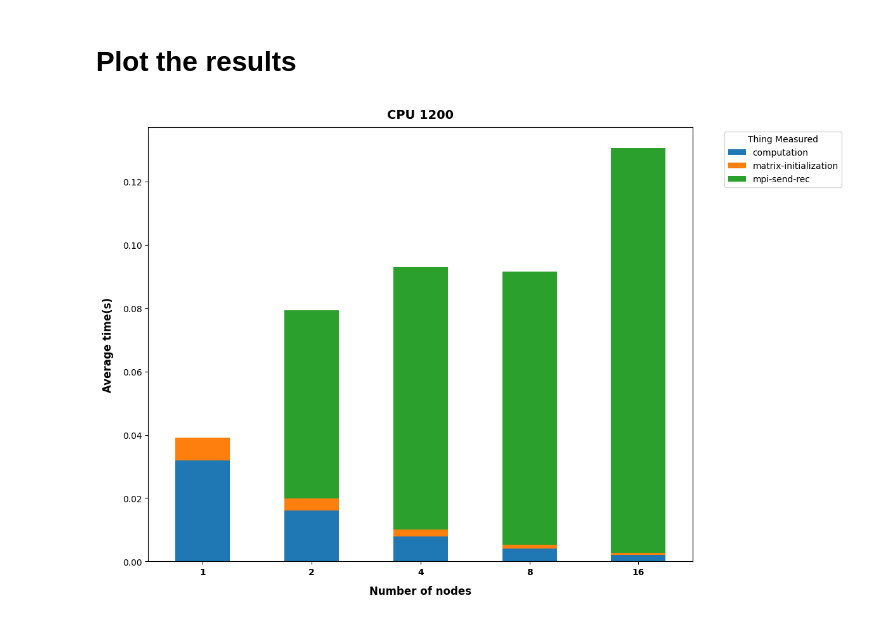
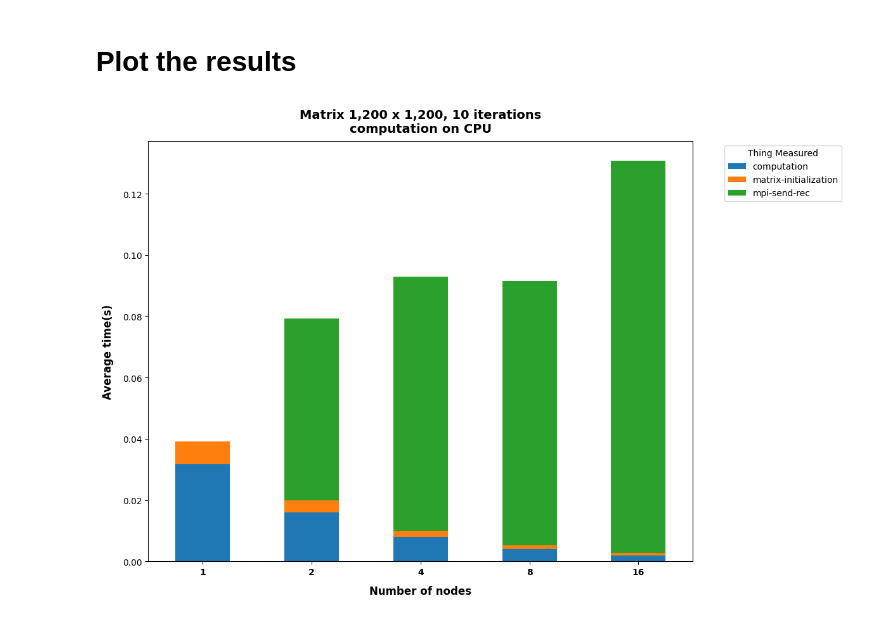
Before and after one commit to IsacPasianotto/Parallel-Programming-HPC, a Jupyter notebook: jacobi/plots/plot-maker.ipynb, the cells around one changed output. Saved outputs shown, nothing was run; the diff lists cells and outputs as text; code cells hidden in the pictures.

```diff
--- a/jacobi/plots/plot-maker.ipynb
+++ b/jacobi/plots/plot-maker.ipynb
@@ -115,23 +115,23 @@ gpu_12k
 # %%
 def plot_single_stack(data, title, ylim=None):
     extracted = data[["size", "what", "average_time"]]
     extracted.reset_index(drop=True, inplace=True)
     # pivot the table to perform the stacked bar plot
     pivot_df = extracted.pivot(index='size', columns='what', values='average_time')
     # plotting
     ax = pivot_df.plot(kind='bar', stacked=True, figsize=(12, 8))
     ax.set_ylabel('Average time(s)', fontsize=12, fontweight='bold', labelpad=10)
     ax.set_xlabel('Number of nodes', fontsize=12, fontweight='bold', labelpad=10)
     ax.set_xticklabels(ax.get_xticklabels(), rotation=0)
     plt.xticks(fontsize=10, fontweight='bold')
     if ylim:                    # for some plot auto scale crop the first column
         ax.set_ylim(ylim)
     ax.set_title(title, fontsize=14, fontweight='bold', pad=10)
     plt.legend(title='Thing Measured', bbox_to_anchor=(1.05, 1), loc='upper left')
     plt.tight_layout()
     plt.show()
 
-plot_single_stack(cpu_1k, 'CPU 1200')
+plot_single_stack(cpu_1k, 'Matrix 1,200 x 1,200, 10 iterations\ncomputation on CPU')
 # %% [output]
-[figure, old version]
+[figure, new version]
 # %%
```
Also changed, not shown: parts of 9 cells of this notebook, 15 other files.
